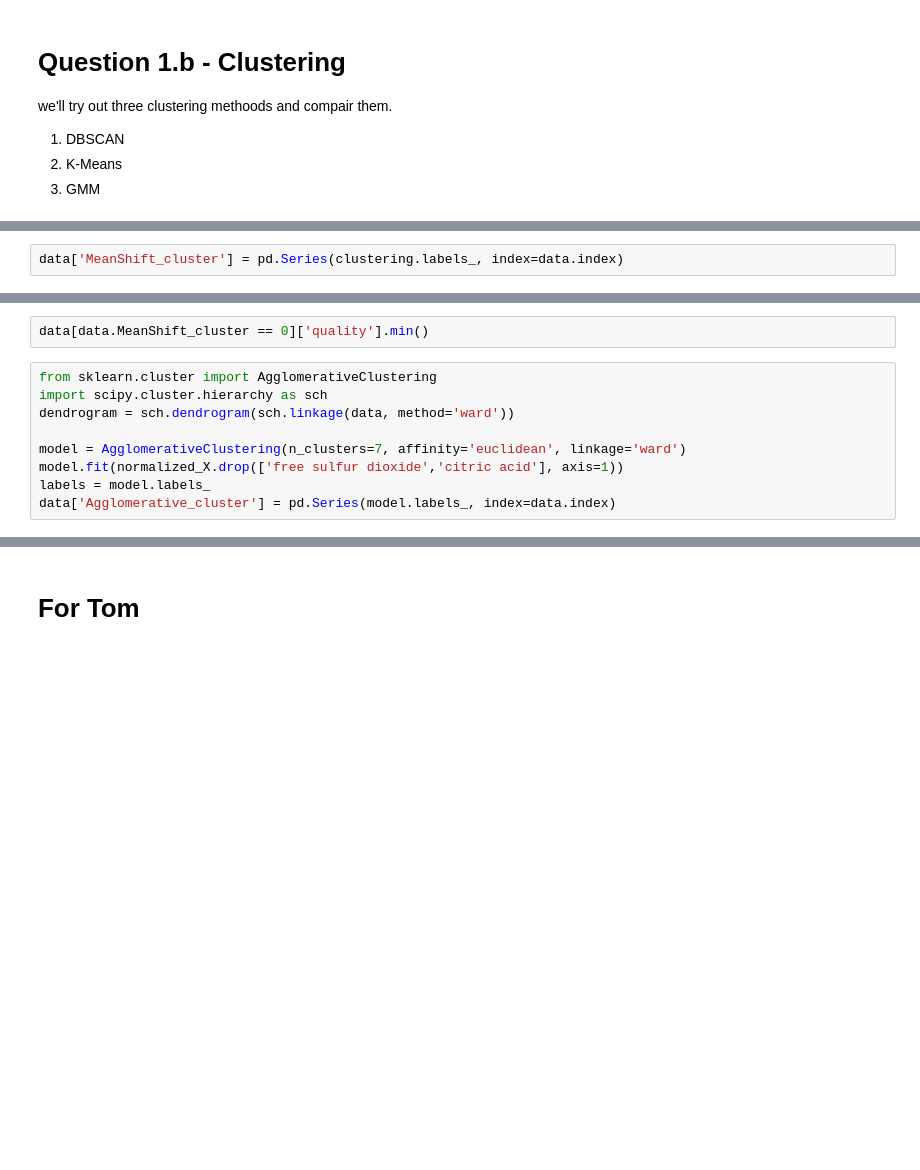
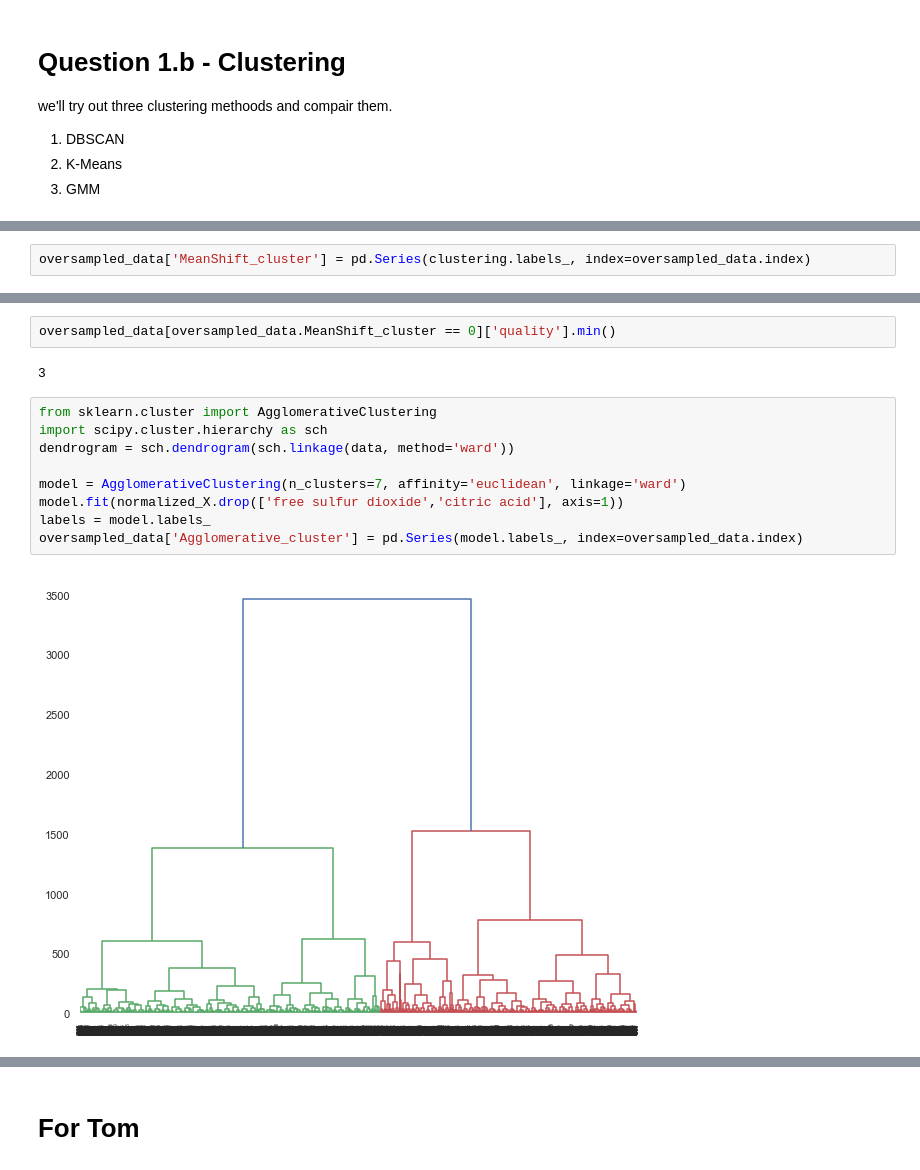
Before and after one commit to netanelGinish/AI_Introduction, a Jupyter notebook: Wine_Project .ipynb, the cells around one changed output, grey strips where cells are left out. Drawn from its saved outputs; the diff is of its cells as text; blank space fills up the shorter version.

```diff
--- a/Wine_Project .ipynb
+++ b/Wine_Project .ipynb
@@ -289,5 +337,5 @@ clustering.labels_
 # %%
-data['MeanShift_cluster'] = pd.Series(clustering.labels_, index=data.index)
+oversampled_data['MeanShift_cluster'] = pd.Series(clustering.labels_, index=oversampled_data.index)
 # %%
 hist_dictionary = {}
 for i in clustering.labels_:
@@ -307,13 +359,17 @@ clustering_hist_df
 # %%
-data[data.MeanShift_cluster == 0]['quality'].min()
+oversampled_data[oversampled_data.MeanShift_cluster == 0]['quality'].min()
+# %% [output]
+3
 # %%
 from sklearn.cluster import AgglomerativeClustering
 import scipy.cluster.hierarchy as sch
 dendrogram = sch.dendrogram(sch.linkage(data, method='ward'))
 
 model = AgglomerativeClustering(n_clusters=7, affinity='euclidean', linkage='ward')
 model.fit(normalized_X.drop(['free sulfur dioxide','citric acid'], axis=1))
 labels = model.labels_
-data['Agglomerative_cluster'] = pd.Series(model.labels_, index=data.index)
+oversampled_data['Agglomerative_cluster'] = pd.Series(model.labels_, index=oversampled_data.index)
+# %% [output]
+[figure, added]
 # %%
 for i in range(0,7):
```
Also changed, not shown: parts of 36 cells of this notebook.
